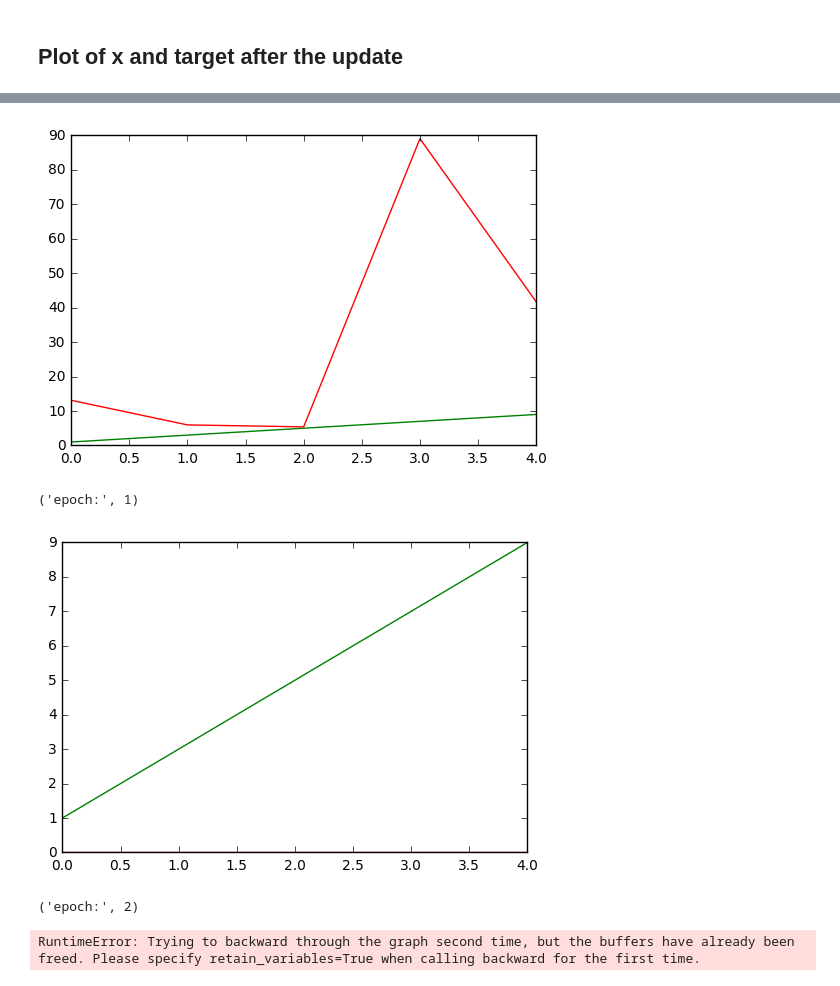
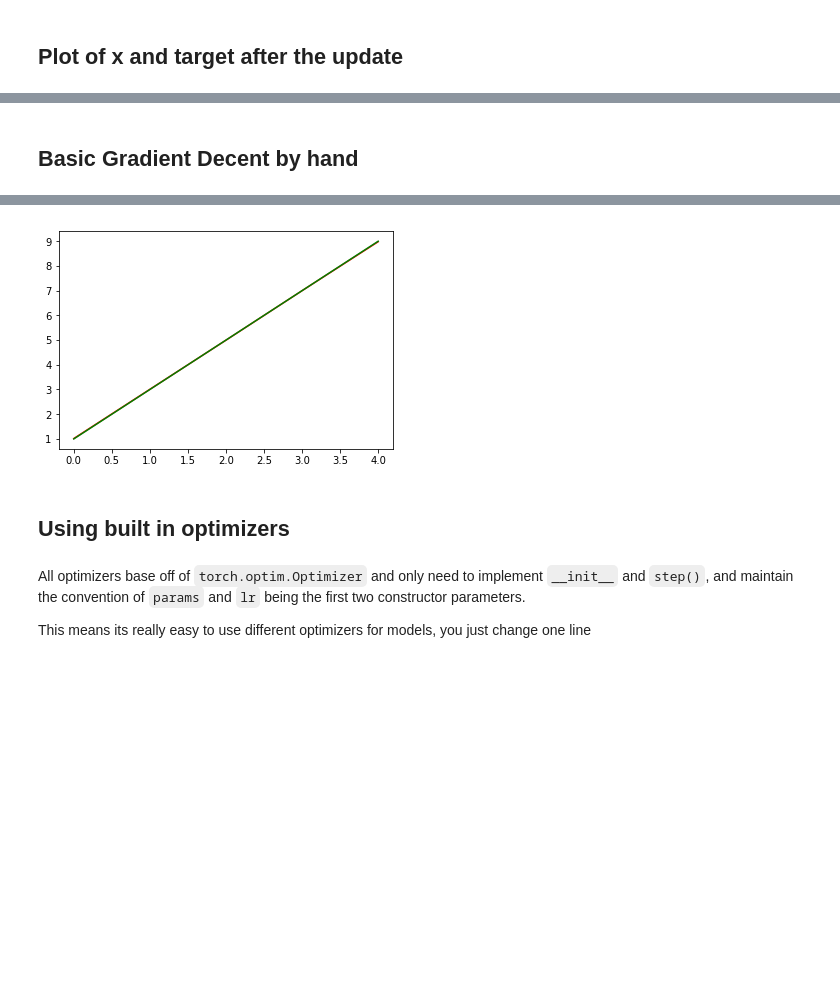
Before and after one commit to erikreppel/intro_to_pytorch, a Jupyter notebook: derivatives_optimizers.ipynb, the cells around one changed output, grey strips where cells are left out. Cells and saved outputs as stored; diff of their text form; code cells hidden in the pictures; blank space fills up the shorter version.

Commit message:
Finish derivatives and optimizers

```diff
--- a/derivatives_optimizers.ipynb
+++ b/derivatives_optimizers.ipynb
@@ -6,7 +6,7 @@ import matplotlib.pyplot as plt
 # %% [markdown]
 ## Variables are tensors that can have their gradients calculated
 # %%
-v = torch.randn(5,1) * 10
+v = torch.rand(5) * 10
 x = Variable(v, requires_grad=True)
 print(x, type(x))
 # %% [output]
@@ -61,7 +61,7 @@ plt.plot(target.data.numpy(), color="green")
 # %% [markdown]
 ## Update the x Variable and zero the gradients on x
 # %%
-lr = 1
+lr = .1
 x.data -= lr * x.grad.data
 x.grad.data.zero_()
 # %% [output]
@@ -82,15 +82,21 @@ plt.plot(target.data.numpy(), color="green")
+# %% [markdown]
+## Basic Gradient Decent by hand
 # %%
-lr = 1
+lr = .1
+for i in range(100):
 
-for epoch in range(5):
-    print('epoch:', epoch)
-    loss = (x-target).pow(2).sum() / x.size(0)
+    loss = (target-x).pow(2).sum()
+    print('epoch: {} loss:{}'.format(i, loss.data[0]))
+    if loss.data[0] < 0.001:  # break if pretty close
+        print('loss is now less than 0.001!')
+        break
+
     loss.backward()
+    x.data = x.data - (lr * x.grad.data)
 
-    x = x * lr * x.grad
     x.grad.data.zero_()
 
-    plt.plot(x.data.numpy(), color="red")
-    plt.plot(target.data.numpy(), color="green")
-    plt.show()
+plt.plot(x.data.numpy(), color="red")
+plt.plot(target.data.numpy(), color="green")
+plt.show()
 # %% [output]
@@ -98,5 +120,3 @@ for epoch in range(5):
-[figure, old version]
+[figure, new version]
-('epoch:', 1)
-[figure, removed]
-('epoch:', 2)
-RuntimeError: Trying to backward through the graph second time, but the buffers have already been freed. Please specify retain_variables=True when calling backward for the first time.
+# %% [markdown]
+## Using built in optimizers
@@ -102,0 +129,4 @@ RuntimeError: Trying to backward through the graph second time, but the buffers
+# %% [markdown]
+All optimizers base off of `torch.optim.Optimizer` and only need to implement `__init__` and `step()`, and maintain the convention of `params` and `lr` being the first two constructor parameters.
+
+This means its really easy to use different optimizers for models, you just change one line
```
Also changed, not shown: parts of 11 cells of this notebook.
